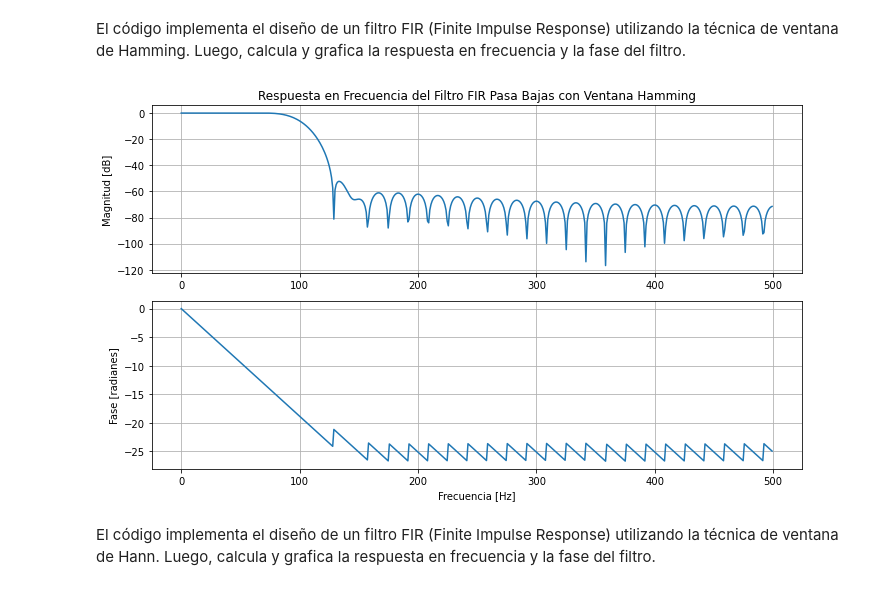
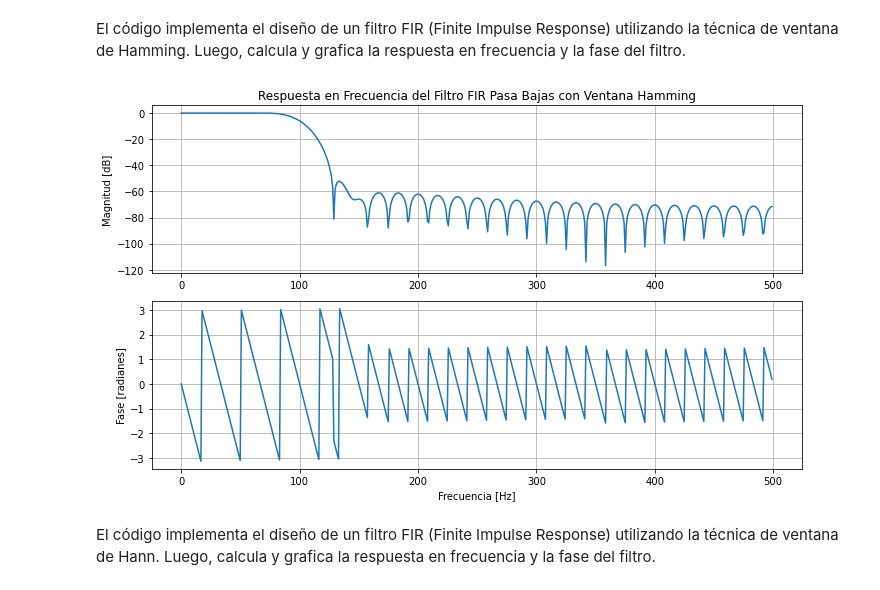
Before and after one commit to cgrf96/Procesamiento_biose-ales, a Jupyter notebook: 3_prepocesamiento/2_filtros_digitales.ipynb, the cells around one changed output. Cells and saved outputs as stored; diff of their text form; code cells hidden in the pictures.

```diff
--- a/3_prepocesamiento/2_filtros_digitales.ipynb
+++ b/3_prepocesamiento/2_filtros_digitales.ipynb
@@ -1029,9 +1031,8 @@ El código implementa el diseño de un filtro FIR (Finite Impulse Response) util
 # Especificaciones del filtro
 frec_corte = 100  # Frecuencia de corte en Hz
 longitud_ventana = 61  # Longitud de la ventana (número de puntos)
-
-# Frecuencia de muestreo (debe ser mayor al doble de la frecuencia de corte)
-frec_muestreo = 1000  # Por ejemplo, 1000 Hz
+frec_muestreo = 1000  # Frecuencia de muestreo (1000 muestras por segundo)
+#Esta frecuenica debe ser mayor al doble de la frecuencia de corte)
 
 # Calcular la frecuencia de corte normalizada (entre 0 y 1)
 frec_corte_normalizada = frec_corte / (0.5 * frec_muestreo)
@@ -1045,37 +1046,43 @@ cutoff: Especifica las dos frecuencias de corte normalizadas del filtro. La frec
 como una fracción de la frecuencia de muestreo (fs), donde cutoff=1.0 corresponde a la mitad de la frecuencia
 de muestreo (fs/2).
 window: Selección de la vetana de interes: triang, blackman, hamming, hann, bohman, blackmanharris, etc.
 pass_zero: Si es True, la ganancia en la frecuencia 0 (es decir, la "ganancia DC") es 1.
 Si es False, la ganancia DC es 0. También puede ser un argumento de cadena para el tipo de filtro deseado
 (equivalente a btype en las funciones de diseño IIR: {bandpass, lowpass, highpass, bandstop}), optional.
 """
 # Calcular la respuesta en frecuencia del filtro
 frecuencia, respuesta_frecuencia = signal.freqz(filtro_hamming, fs=frec_muestreo)
-
+"""
+Donde:
+fs: La frecuencia de muestreo del sistema digital. Por defecto es 2*pi radianes/muestra
+(por lo que w es de 0 a pi).
+w:  Vector que contiene las frecuencias normalizadas al rango [0,pi) (en radianes/muestra) para las cuales se evalúa la respuesta en frecuencia del filtro.
+h: La respuesta en frecuencia. Vector complejo. Contiene información sobre la ganancia y la fase del filtro para diferentes frecuencias.
+"""
 # Calcular la magnitud en dB y la fase de la respuesta en frecuencia
 magnitud_dB = 20 * np.log10(np.abs(respuesta_frecuencia))
 # Calcula la fase del filtro FIR utilizando "np.angle(h)" y "np.unwrap".
-fase = np.unwrap(np.angle(respuesta_frecuencia))
+fase = np.angle(respuesta_frecuencia)
+#fase = np.unwrap(np.angle(h)) #versión suavizada de la fase que permite una representación más coherente y continua, evita los saltos abruptos
 
 # Graficar la respuesta en frecuencia
 plt.figure(figsize=(10, 6))
 plt.subplot(2, 1, 1)
 plt.plot(frecuencia, magnitud_dB)
 plt.title('Respuesta en Frecuencia del Filtro FIR Pasa Bajas con Ventana Hamming')
 plt.ylabel('Magnitud [dB]')
 plt.grid()
 
 plt.subplot(2, 1, 2)
 plt.plot(frecuencia, fase)
-
 plt.xlabel('Frecuencia [Hz]')
 plt.ylabel('Fase [radianes]')
 plt.grid()
 
 plt.tight_layout()
 plt.show()
 # %% [output]
-[figure, old version]
+[figure, new version]
 # %% [markdown]
 El código implementa el diseño de un filtro FIR (Finite Impulse Response) utilizando la técnica de ventana de Hann. Luego, calcula y grafica la respuesta en frecuencia y la fase del filtro.
 # %%
```
Also changed, not shown: parts of 17 cells of this notebook.
